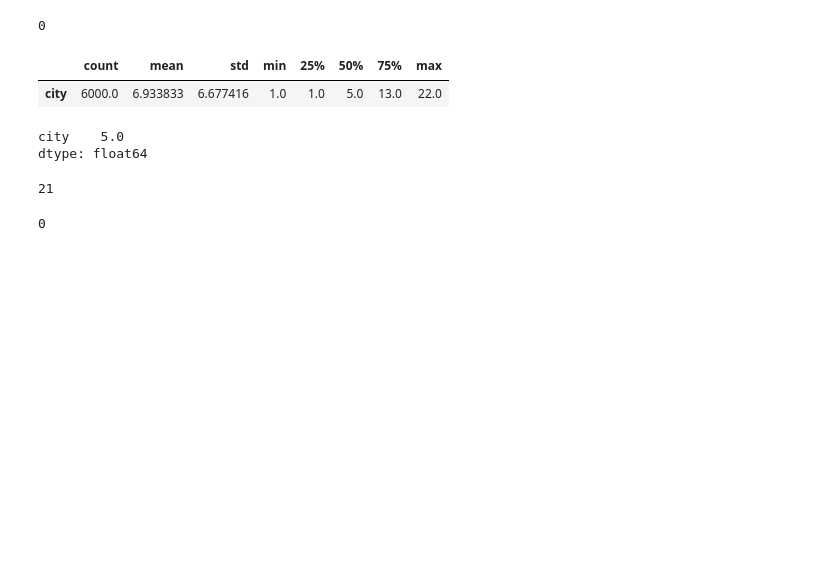
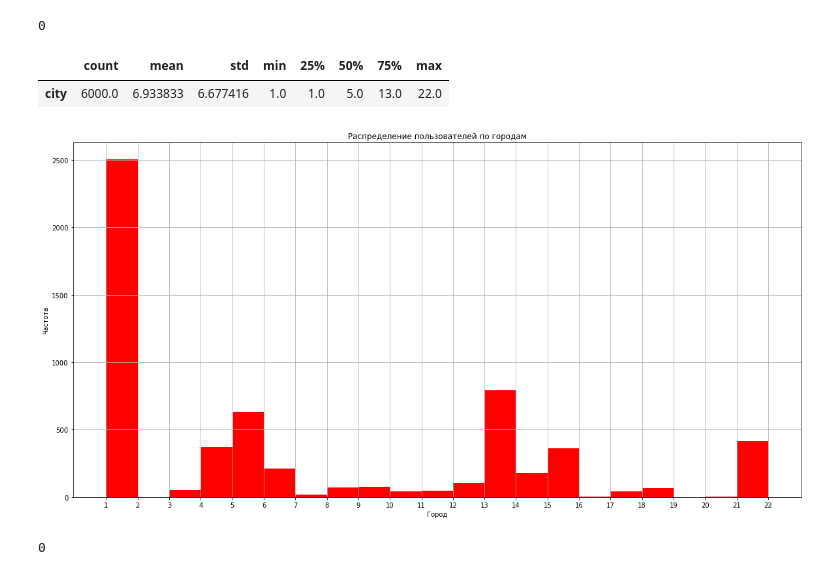
Before and after one commit to rimskiynikita/churn_prediction, a Jupyter notebook: Описание данных.ipynb, the cells around one changed output. Cells and saved outputs as stored; diff of their text form; code cells hidden in the pictures; blank space fills up the shorter version.

```diff
--- a/Описание данных.ipynb
+++ b/Описание данных.ipynb
@@ -166,12 +184,7 @@ d_mem.describe()[['city']].T
 # %% [output]
 |  | count | mean | std | min | 25% | 50% | 75% | max |
 | city | 6000.0 | 6.933833 | 6.677416 | 1.0 | 1.0 | 5.0 | 13.0 | 22.0 |
-# %%
-d_mem[['city']].median()
-# %% [output]
-city    5.0
-dtype: float64
-# %%
-d_mem.city.nunique()
-# %% [output]
-21
+# %%
+get_plot_for_qual(d_mem, 'city', 'Распределение пользователей по городам', 'Город', 'Частота', 21)
+# %% [output]
+[figure, added]
```
Also changed, not shown: parts of 74 cells of this notebook, 2 other files.
